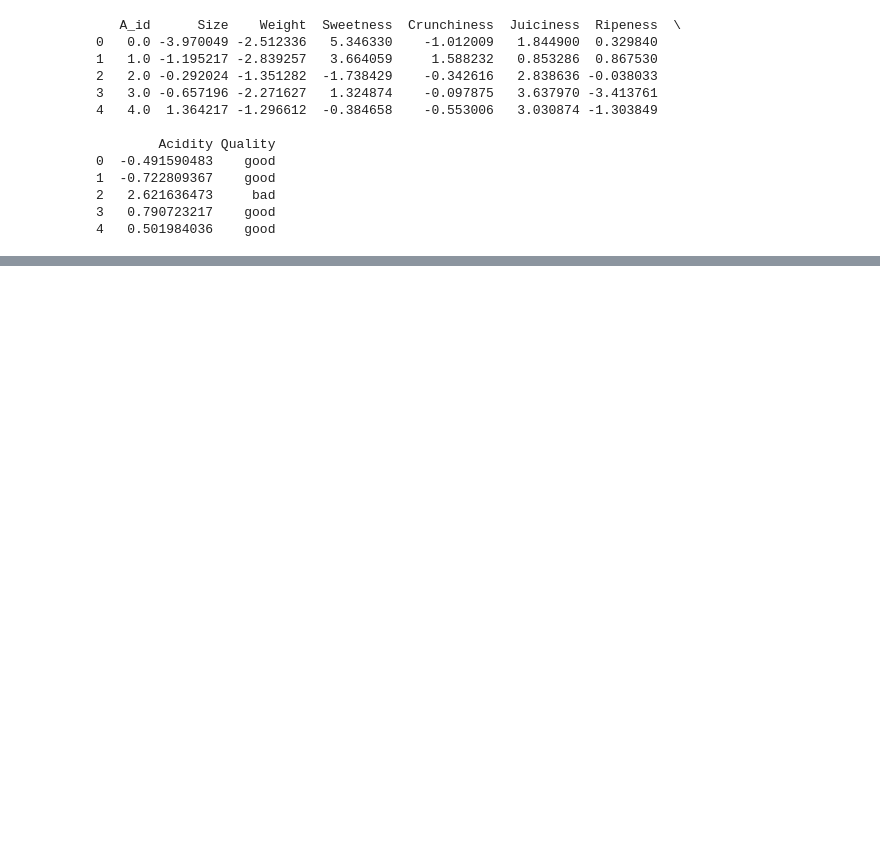
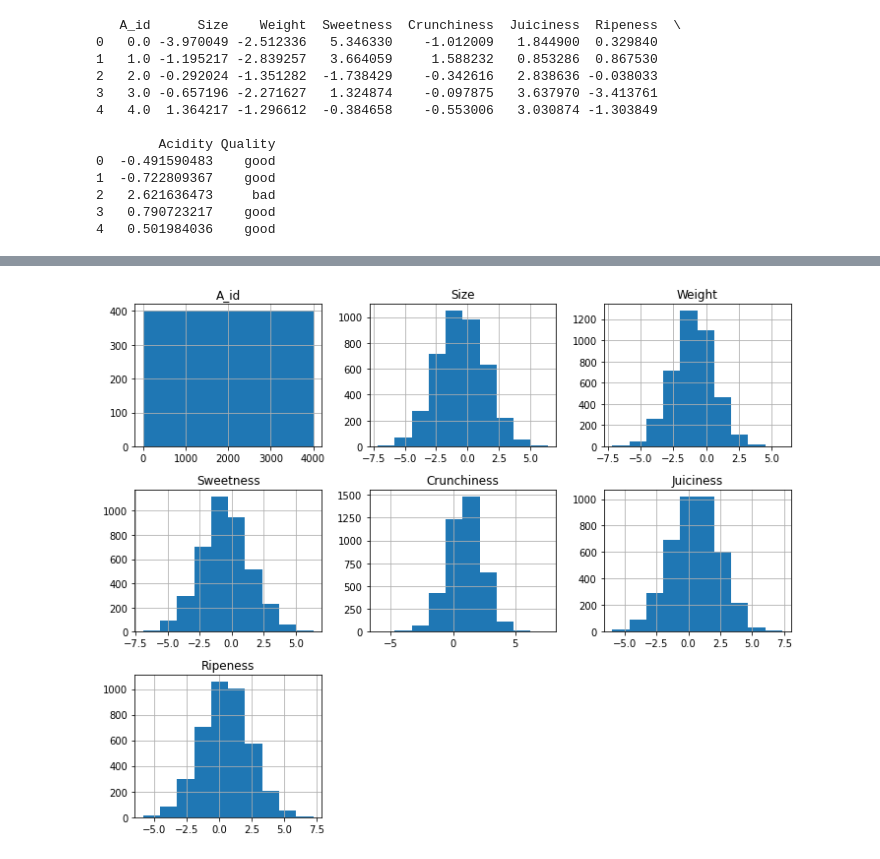
Before and after one commit to woodenikki/apple-quality-classification, a Jupyter notebook: notebook.ipynb, the cells around one changed output, grey strips where cells are left out. Saved outputs shown, nothing was run; the diff lists cells and outputs as text; code cells hidden in the pictures; blank space fills up the shorter version.

```diff
--- a/notebook.ipynb
+++ b/notebook.ipynb
@@ -40,8 +55,16 @@ num_rows, num_columns = data.shape
 print(f"number of rows: {num_rows}")    # need > 1000
 print(f"number of cols: {num_columns}") # need ~10
 
+print()
 null_counts = data.isnull().sum()
-null_counts
+print("Number of rows after dropping null values:", null_counts)
+
+print()
+clean_data = data.dropna()
+
+# Print the number of rows in the cleaned dataset
+num_rows_cleaned = len(clean_data)
+print("Number of rows after dropping null values:", num_rows_cleaned)
 # %% [output]
 number of rows: 4001
 number of cols: 9
@@ -65,0 +93,7 @@ Number of rows after dropping null values: 4000
+# %%
+# check distribution of features
+clean_data.hist(figsize=(10, 8))
+plt.tight_layout()
+plt.show()
+# %% [output]
+[figure, added]
```
Also changed, not shown: parts of 14 cells of this notebook.
